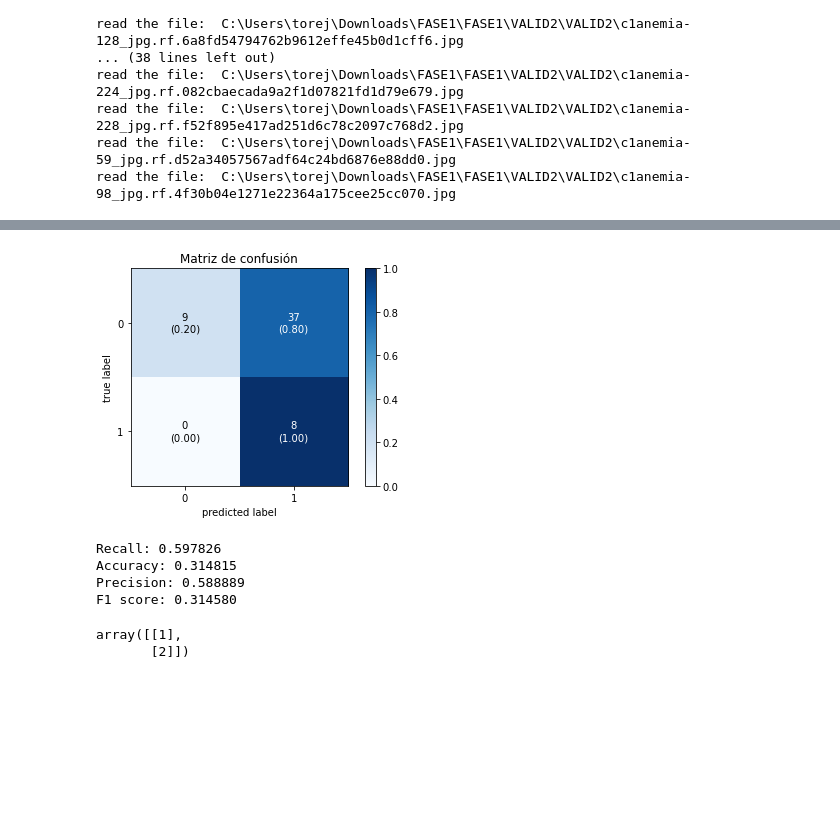
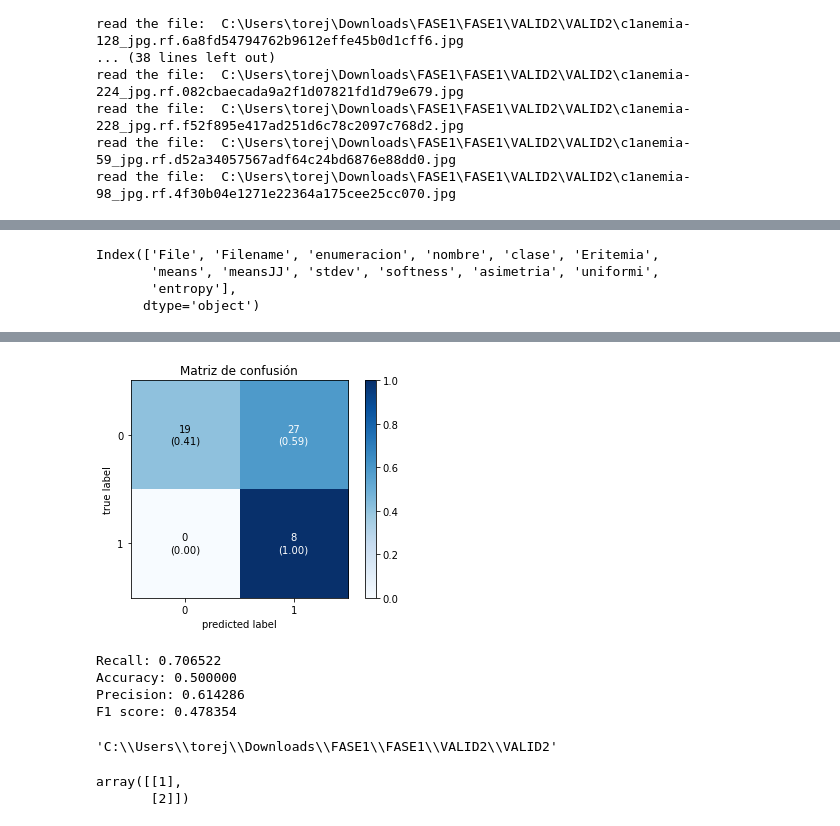
Before and after one commit to donpapitoskey/proyectoVision, a Jupyter notebook: model creation.ipynb, the cells around one changed output, grey strips where cells are left out. Saved outputs shown, nothing was run; the diff lists cells and outputs as text; code cells hidden in the pictures; blank space fills up the shorter version.

Commit message:
model update and parameters

```diff
--- a/model creation.ipynb
+++ b/model creation.ipynb
@@ -257,6 +257,11 @@ df
 eritemia = []
 means = []
 grays = []
+stdev = []
+softness = []
+asimetria = []
+uniformi = []
+entropy = []
 for index, file in enumerate(df_model['File']):
     print('read the file: ',file)
     image = cv2.imread(file)
@@ -291,6 +296,11 @@ for index, file in enumerate(df_model['File']):
     moments[1] = (moments[1] * 256) ** (0.5)
     R = 1 - (1 / (1 + (moments[2] / (256))))
     means.append(moments[0])
+    stdev.append(moments[1])
+    softness.append(R)
+    asimetria.append(moments[3])
+    uniformi.append(moments[4])
+    entropy.append(moments[5])
     #print('Intensidad promedio =',moments[0])
     #print('Desviación estándar =',moments[1])
     #print('Suavidad =',R)
@@ -301,6 +311,14 @@ for index, file in enumerate(df_model['File']):
 df_model['Eritemia'] = eritemia
 df_model['means'] = means
 df_model['meansJJ'] = grays
+df_model['Eritemia'] = eritemia
+df_model['means'] = means
+df_model['meansJJ'] = grays
+df_model['stdev'] = stdev
+df_model['softness'] = softness
+df_model['asimetria'] = asimetria
+df_model['uniformi'] = uniformi
+df_model['entropy'] = entropy
 # %% [output]
 read the file:  C:\Users\torej\Downloads\FASE1\FASE1\IMAGES2\IMAGES2\c1anemia-381_jpg.rf.8d73da50496b2d8759e583071c99dec3.jpg
 read the file:  C:\Users\torej\Downloads\FASE1\FASE1\IMAGES2\IMAGES2\c1anemia-385_jpg.rf.dcdac715bfe3b0ba1422aed5bc3266c3.jpg
@@ -340,6 +358,12 @@ read the file:  C:\Users\torej\Downloads\FASE1\FASE1\IMAGES2\IMAGES2\no_vars-841
 eritemia = []
 means = []
 grays = []
+stdev = []
+softness = []
+asimetria = []
+uniformi = []
+entropy = []
+
 for index, file in enumerate(df_val['File']):
     print('read the file: ',file)
     image = cv2.imread(file)
@@ -374,6 +398,11 @@ for index, file in enumerate(df_val['File']):
     moments[1] = (moments[1] * 256) ** (0.5)
     R = 1 - (1 / (1 + (moments[2] / (256))))
     means.append(moments[0])
+    stdev.append(moments[1])
+    softness.append(R)
+    asimetria.append(moments[3])
+    uniformi.append(moments[4])
+    entropy.append(moments[5])
     #print('Intensidad promedio =',moments[0])
     #print('Desviación estándar =',moments[1])
     #print('Suavidad =',R)
@@ -384,6 +413,11 @@ for index, file in enumerate(df_val['File']):
 df_val['Eritemia'] = eritemia
 df_val['means'] = means
 df_val['meansJJ'] = grays
+df_val['stdev'] = stdev
+df_val['softness'] = softness
+df_val['asimetria'] = asimetria
+df_val['uniformi'] = uniformi
+df_val['entropy'] = entropy
 # %% [output]
 read the file:  C:\Users\torej\Downloads\FASE1\FASE1\VALID2\VALID2\c1anemia-104_jpg.rf.cb797f51f413cdfffbcbe27b72421104.jpg
 read the file:  C:\Users\torej\Downloads\FASE1\FASE1\VALID2\VALID2\c1anemia-107_jpg.rf.103050d91777dff07bd7927e39bb094d.jpg
@@ -443,9 +478,16 @@ df_model[df_model['Eritemia'].notna()][['Eritemia','means']]
+# %%
+df_val.columns
+# %% [output]
+Index(['File', 'Filename', 'enumeracion', 'nombre', 'clase', 'Eritemia',
+       'means', 'meansJJ', 'stdev', 'softness', 'asimetria', 'uniformi',
+       'entropy'],
+      dtype='object')
 # %%
 
 #X_train, X_test, y_train, y_test = train_test_split(df[['means','Eritemia']], df['Anemia?'], test_size=0.33, random_state=0)
 logmodel = LogisticRegression()
-logmodel.fit(df_model[df_model['Eritemia'].notna()][['Eritemia','means']], df_model[df_model['Eritemia'].notna()]['CLASE'])
-predictions = logmodel.predict(df_val[['Eritemia', 'means']])
+logmodel.fit(df_model[df_model['Eritemia'].notna()][['Eritemia','means', 'stdev', 'softness', 'asimetria', 'uniformi', 'entropy']], df_model[df_model['Eritemia'].notna()]['CLASE'])
+predictions = logmodel.predict(df_val[['Eritemia', 'means', 'stdev', 'softness', 'asimetria', 'uniformi', 'entropy']])
 confusion_matrix(df_val['clase'], predictions)
 
 analisis(df_val['clase'], predictions,"Matriz de confusión")
@@ -471,11 +513,15 @@ accuracy:0.3148148148148148
-[figure, old version]
+[figure, new version]
-Recall: 0.597826
-Accuracy: 0.314815
-Precision: 0.588889
-F1 score: 0.314580
+Recall: 0.706522
+Accuracy: 0.500000
+Precision: 0.614286
+F1 score: 0.478354
 # %%
 modelname = 'logisticModel'
 pickle.dump(logmodel,open(modelname,'wb'))
+# %%
+os.getcwd()
+# %% [output]
+'C:\\Users\\torej\\Downloads\\FASE1\\FASE1\\VALID2\\VALID2'
 # %%
 np.reshape([1,2],(2,1))
 # %% [output]
```
Also changed, not shown: parts of 4 cells of this notebook, 2 other files.
